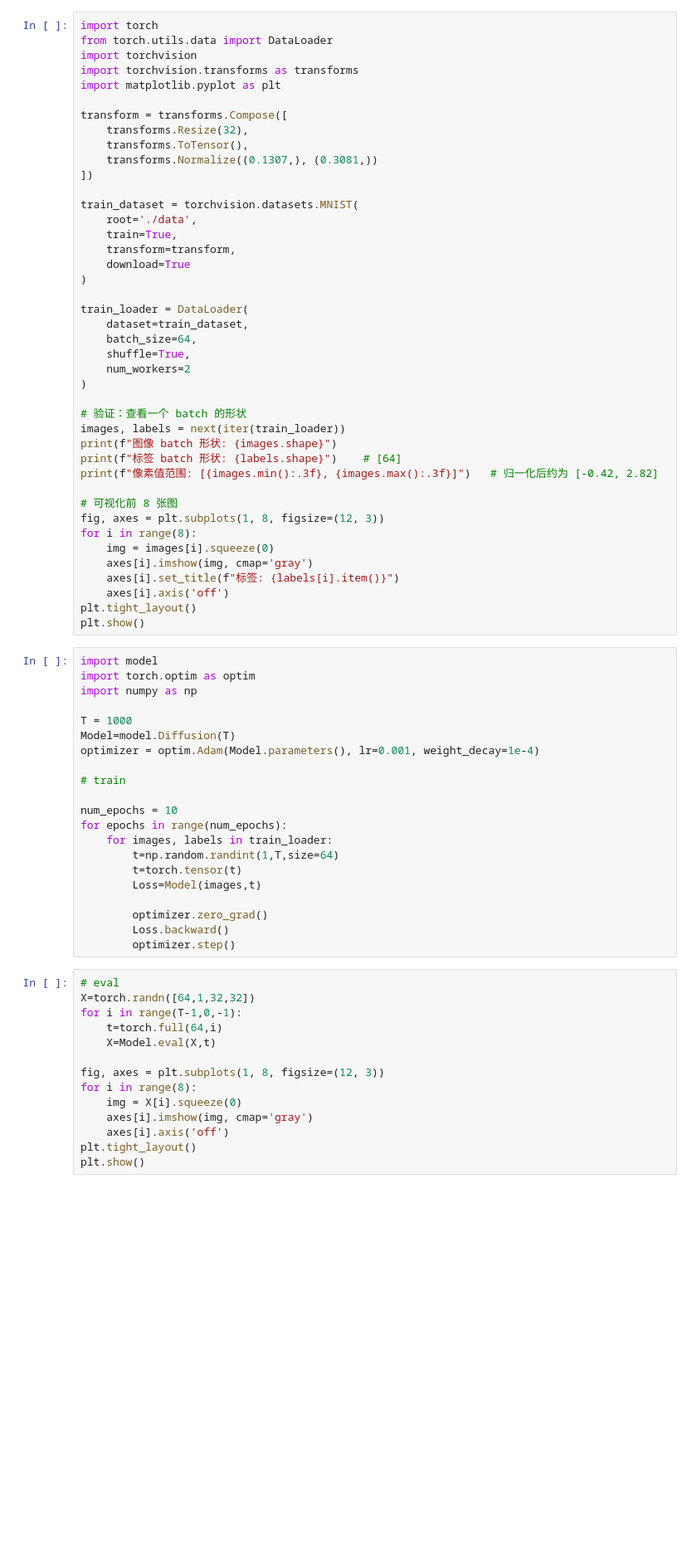
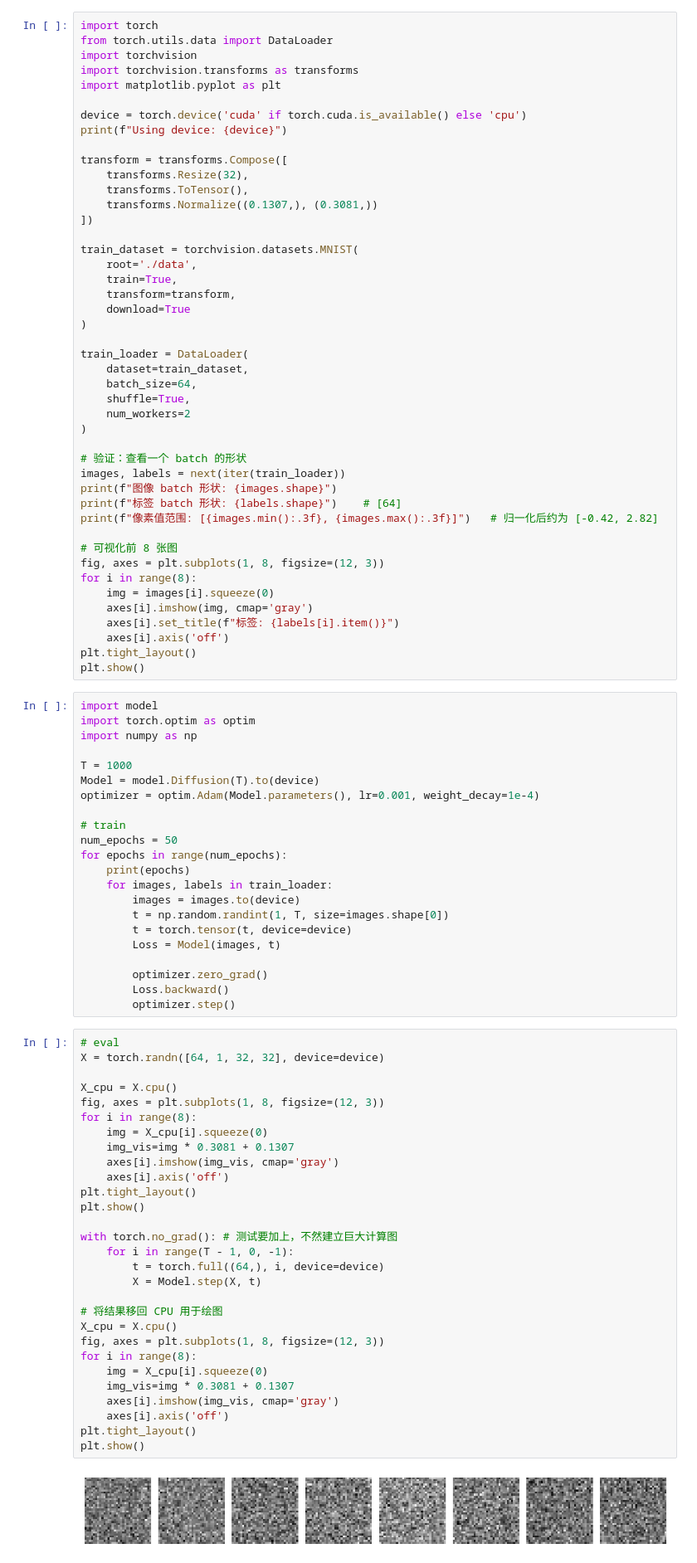
Before and after one commit to Acetaffyqwq/Diffusion-mnist, a Jupyter notebook: main.ipynb, the cells around one changed output. Shown at 83% size. Saved outputs shown, nothing was run; the diff lists cells and outputs as text; blank space fills up the shorter version.

```diff
--- a/main.ipynb
+++ b/main.ipynb
@@ -4,6 +4,9 @@ from torch.utils.data import DataLoader
 import torchvision
 import torchvision.transforms as transforms
 import matplotlib.pyplot as plt
+
+device = torch.device('cuda' if torch.cuda.is_available() else 'cpu')
+print(f"Using device: {device}")
 
 transform = transforms.Compose([
     transforms.Resize(32),
@@ -46,32 +49,50 @@ import torch.optim as optim
 import numpy as np
 
 T = 1000
-Model=model.Diffusion(T)
+Model = model.Diffusion(T).to(device)
 optimizer = optim.Adam(Model.parameters(), lr=0.001, weight_decay=1e-4)
 
 # train
-
-num_epochs = 10
+num_epochs = 50
 for epochs in range(num_epochs):
+    print(epochs)
     for images, labels in train_loader:
-        t=np.random.randint(1,T,size=64)
-        t=torch.tensor(t)
-        Loss=Model(images,t)
+        images = images.to(device)
+        t = np.random.randint(1, T, size=images.shape[0])
+        t = torch.tensor(t, device=device)
+        Loss = Model(images, t)
 
         optimizer.zero_grad()
         Loss.backward()
         optimizer.step()
 # %%
 # eval
-X=torch.randn([64,1,32,32])
-for i in range(T-1,0,-1):
-    t=torch.full(64,i)
-    X=Model.eval(X,t)
+X = torch.randn([64, 1, 32, 32], device=device)
 
+X_cpu = X.cpu()
 fig, axes = plt.subplots(1, 8, figsize=(12, 3))
 for i in range(8):
-    img = X[i].squeeze(0)
-    axes[i].imshow(img, cmap='gray')
+    img = X_cpu[i].squeeze(0)
+    img_vis=img * 0.3081 + 0.1307
+    axes[i].imshow(img_vis, cmap='gray')
     axes[i].axis('off')
 plt.tight_layout()
 plt.show()
+
+with torch.no_grad(): # 测试要加上，不然建立巨大计算图
+    for i in range(T - 1, 0, -1):
+        t = torch.full((64,), i, device=device)
+        X = Model.step(X, t)
+
+# 将结果移回 CPU 用于绘图
+X_cpu = X.cpu()
+fig, axes = plt.subplots(1, 8, figsize=(12, 3))
+for i in range(8):
+    img = X_cpu[i].squeeze(0)
+    img_vis=img * 0.3081 + 0.1307
+    axes[i].imshow(img_vis, cmap='gray')
+    axes[i].axis('off')
+plt.tight_layout()
+plt.show()
+# %% [output]
+[figure, added]
```
Also changed, not shown: parts of 1 cell of this notebook, 3 other files.
